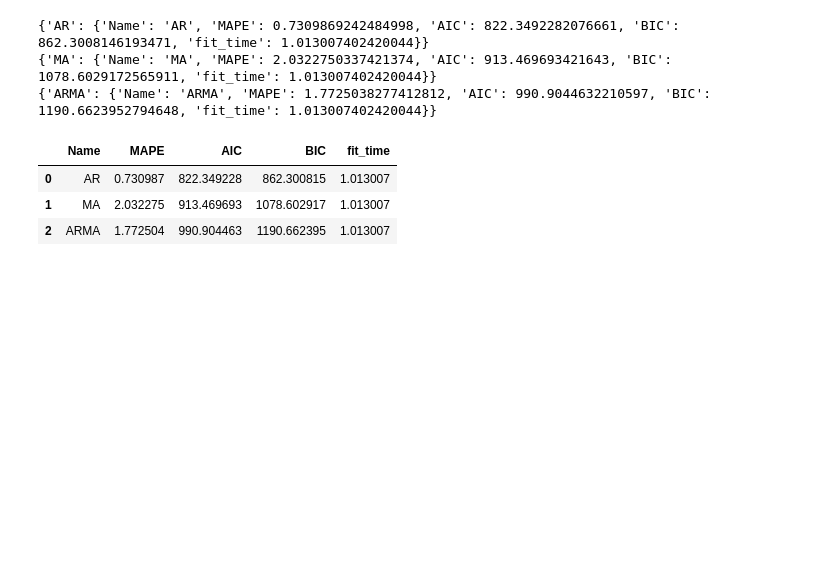
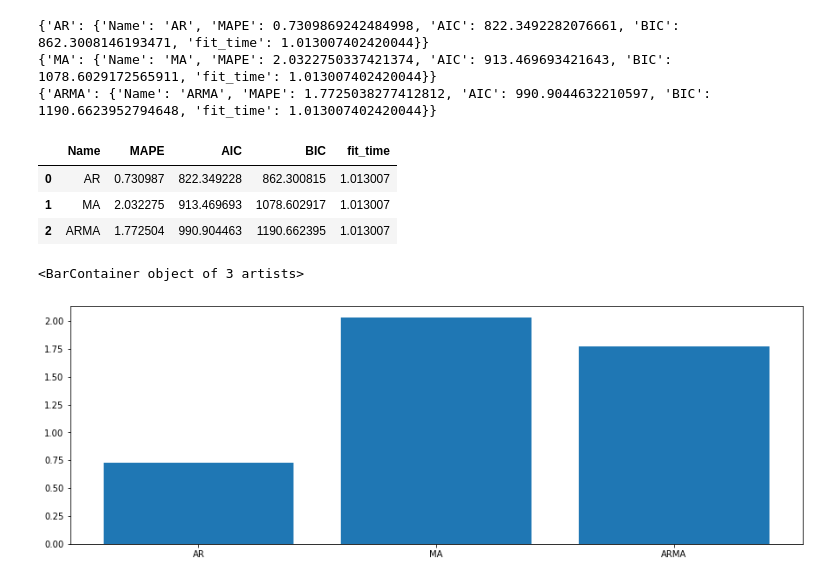
Before and after one commit to Pramod-Kumar808/time_series, a Jupyter notebook: notebook/Project_Notebook.ipynb, the cells around one changed output. Cells and saved outputs as stored; diff of their text form; code cells hidden in the pictures; blank space fills up the shorter version.

Commit message:
graph

```diff
--- a/notebook/Project_Notebook.ipynb
+++ b/notebook/Project_Notebook.ipynb
@@ -537,3 +537,8 @@ fig.show()
 # %%
 fig = px.bar(dataframe, x='Name', y='fit_time', title="Model fit time")
 fig.show()
+# %%
+plt.bar(dataframe["Name"], dataframe["MAPE"])
+# %% [output]
+<BarContainer object of 3 artists>
+[figure, added]
```
